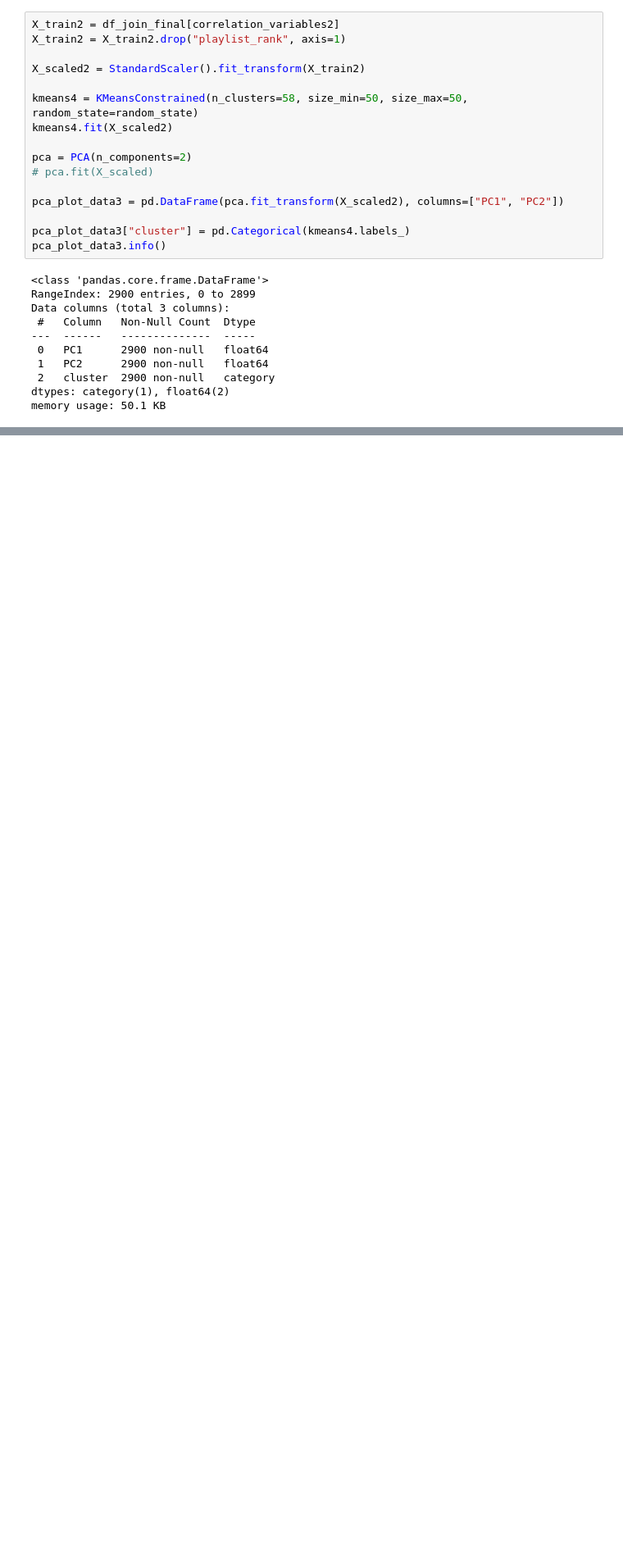
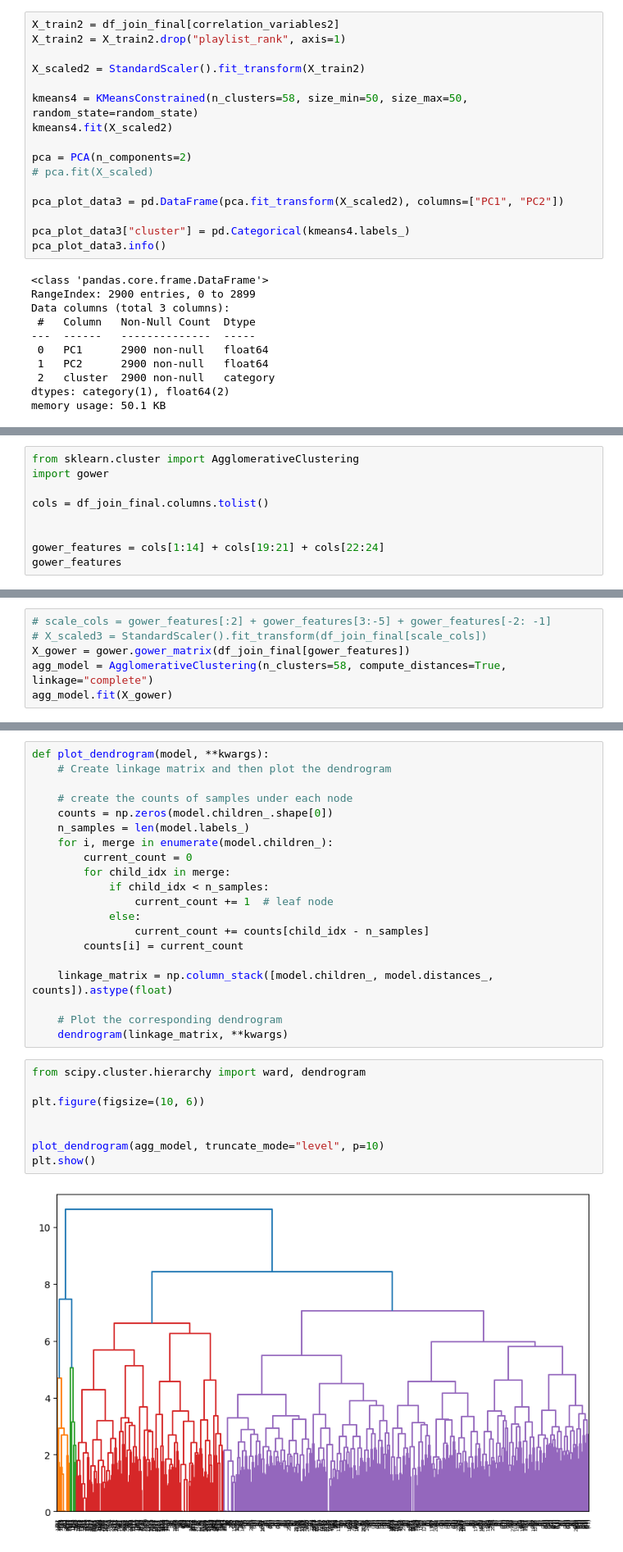
Before and after one commit to mattbolanos/spotify-market-popularity, a Jupyter notebook: src/proto/Unsupervised_Models.ipynb, the cells around one changed output, grey strips where cells are left out. Shown at 82% size. Cells and saved outputs as stored; diff of their text form; blank space fills up the shorter version.

Commit message:
additional agglo clustering

```diff
--- a/src/proto/Unsupervised_Models.ipynb
+++ b/src/proto/Unsupervised_Models.ipynb
@@ -910,0 +946,9 @@ plot_cluster_countries(plot_df4)
+# %%
+from sklearn.cluster import AgglomerativeClustering
+import gower
+
+cols = df_join_final.columns.tolist()
+
+
+gower_features = cols[1:14] + cols[19:21] + cols[22:24]
+gower_features
@@ -910,0 +973,6 @@ plot_cluster_countries(plot_df4)
+# %%
+# scale_cols = gower_features[:2] + gower_features[3:-5] + gower_features[-2: -1]
+# X_scaled3 = StandardScaler().fit_transform(df_join_final[scale_cols])
+X_gower = gower.gower_matrix(df_join_final[gower_features])
+agg_model = AgglomerativeClustering(n_clusters=58, compute_distances=True, linkage="complete")
+agg_model.fit(X_gower)
@@ -910,0 +982,30 @@ plot_cluster_countries(plot_df4)
+# %%
+def plot_dendrogram(model, **kwargs):
+    # Create linkage matrix and then plot the dendrogram
+
+    # create the counts of samples under each node
+    counts = np.zeros(model.children_.shape[0])
+    n_samples = len(model.labels_)
+    for i, merge in enumerate(model.children_):
+        current_count = 0
+        for child_idx in merge:
+            if child_idx < n_samples:
+                current_count += 1  # leaf node
+            else:
+                current_count += counts[child_idx - n_samples]
+        counts[i] = current_count
+
+    linkage_matrix = np.column_stack([model.children_, model.distances_, counts]).astype(float)
+
+    # Plot the corresponding dendrogram
+    dendrogram(linkage_matrix, **kwargs)
+# %%
+from scipy.cluster.hierarchy import ward, dendrogram
+
+plt.figure(figsize=(10, 6))
+
+
+plot_dendrogram(agg_model, truncate_mode="level", p=10)
+plt.show()
+# %% [output]
+[figure, added]
```
Also changed, not shown: parts of 42 cells of this notebook.
